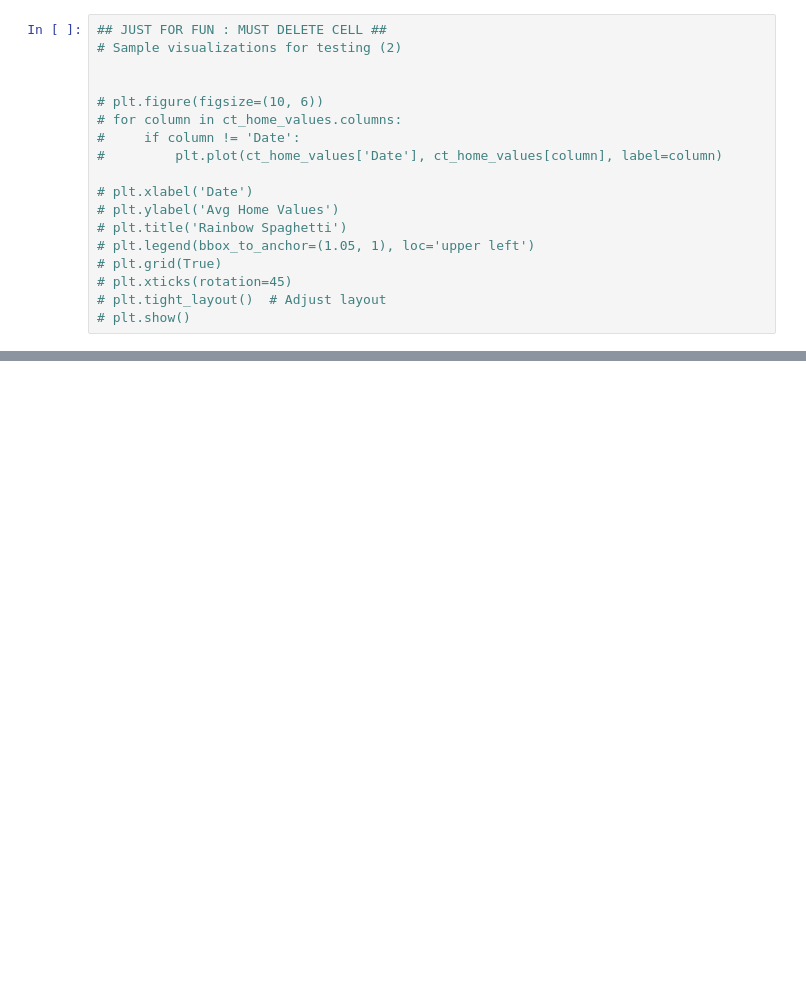
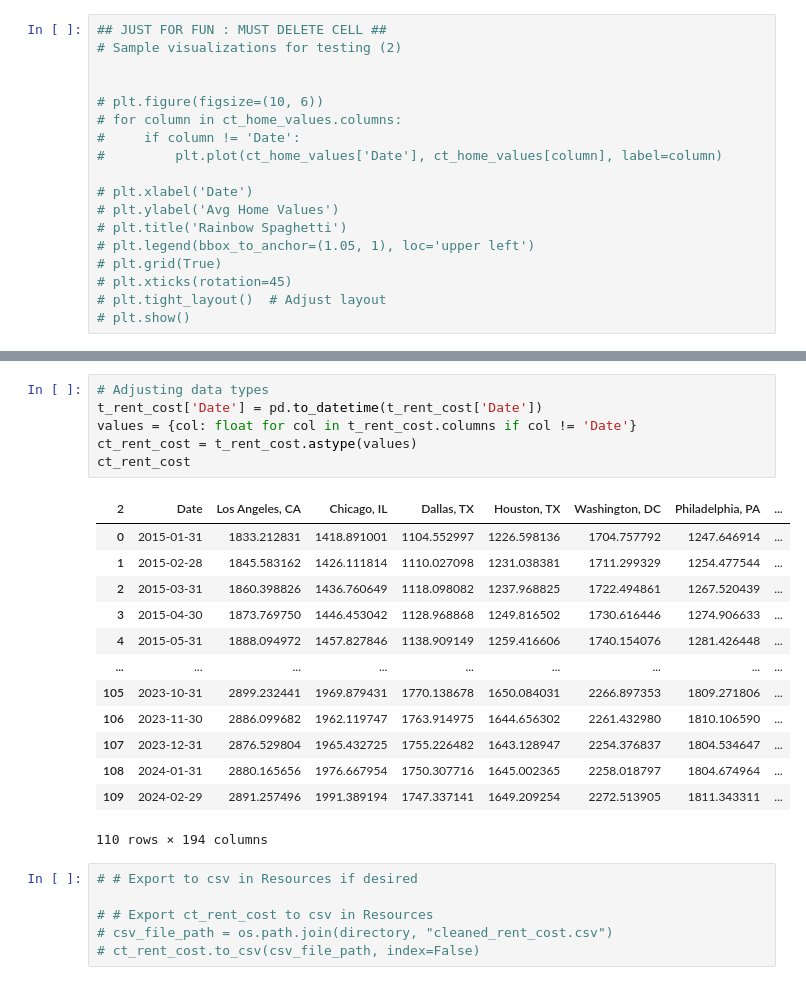
Before and after one commit to brittnwatts/housing-market-project, a Jupyter notebook: Code/cleaning_data.ipynb, the cells around one changed output, grey strips where cells are left out. Drawn from its saved outputs; the diff is of its cells as text; blank space fills up the shorter version.

```diff
--- a/Code/cleaning_data.ipynb
+++ b/Code/cleaning_data.ipynb
@@ -186,0 +246,26 @@ monthly_rent_cost_df
+# %%
+# Adjusting data types
+t_rent_cost['Date'] = pd.to_datetime(t_rent_cost['Date'])
+values = {col: float for col in t_rent_cost.columns if col != 'Date'}
+ct_rent_cost = t_rent_cost.astype(values)
+ct_rent_cost
+# %% [output]
+| 2 | Date | Los Angeles, CA | Chicago, IL | Dallas, TX | Houston, TX | Washington, DC | Philadelphia, PA | ... |
+| 0 | 2015-01-31 | 1833.212831 | 1418.891001 | 1104.552997 | 1226.598136 | 1704.757792 | 1247.646914 | ... |
+| 1 | 2015-02-28 | 1845.583162 | 1426.111814 | 1110.027098 | 1231.038381 | 1711.299329 | 1254.477544 | ... |
+| 2 | 2015-03-31 | 1860.398826 | 1436.760649 | 1118.098082 | 1237.968825 | 1722.494861 | 1267.520439 | ... |
+| 3 | 2015-04-30 | 1873.769750 | 1446.453042 | 1128.968868 | 1249.816502 | 1730.616446 | 1274.906633 | ... |
+| 4 | 2015-05-31 | 1888.094972 | 1457.827846 | 1138.909149 | 1259.416606 | 1740.154076 | 1281.426448 | ... |
+| ... | ... | ... | ... | ... | ... | ... | ... | ... |
+| 105 | 2023-10-31 | 2899.232441 | 1969.879431 | 1770.138678 | 1650.084031 | 2266.897353 | 1809.271806 | ... |
+| 106 | 2023-11-30 | 2886.099682 | 1962.119747 | 1763.914975 | 1644.656302 | 2261.432980 | 1810.106590 | ... |
+| 107 | 2023-12-31 | 2876.529804 | 1965.432725 | 1755.226482 | 1643.128947 | 2254.376837 | 1804.534647 | ... |
+| 108 | 2024-01-31 | 2880.165656 | 1976.667954 | 1750.307716 | 1645.002365 | 2258.018797 | 1804.674964 | ... |
+| 109 | 2024-02-29 | 2891.257496 | 1991.389194 | 1747.337141 | 1649.209254 | 2272.513905 | 1811.343311 | ... |
+110 rows × 194 columns
+# %%
+# # Export to csv in Resources if desired
+
+# # Export ct_rent_cost to csv in Resources
+# csv_file_path = os.path.join(directory, "cleaned_rent_cost.csv")
+# ct_rent_cost.to_csv(csv_file_path, index=False)
```
Also changed, not shown: parts of 7 cells of this notebook.
